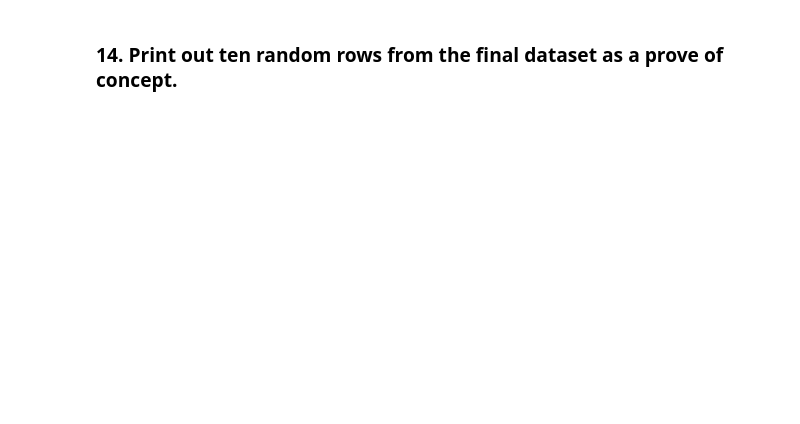
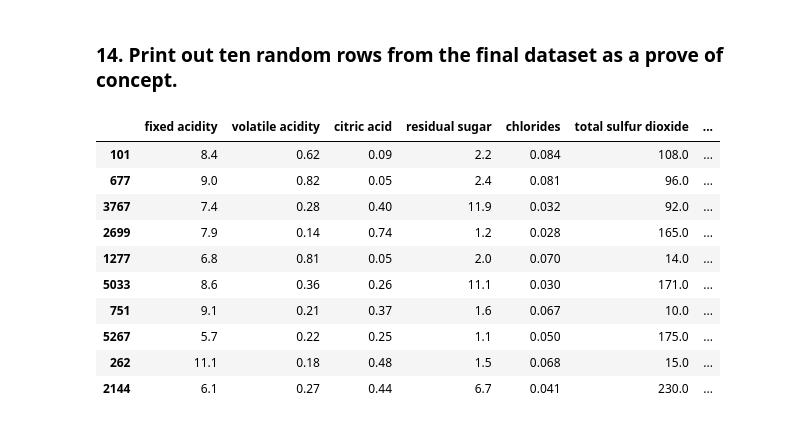
Before and after one commit to AlberteVallentin/Dat-BI-Gruppe7, a Jupyter notebook: MP2/Data_Exploration_Visualization/Wine_Quality_MP2.ipynb, the cells around one changed output. Cells and saved outputs as stored; diff of their text form; code cells hidden in the pictures; blank space fills up the shorter version.

```diff
--- a/MP2/Data_Exploration_Visualization/Wine_Quality_MP2.ipynb
+++ b/MP2/Data_Exploration_Visualization/Wine_Quality_MP2.ipynb
@@ -1423,2 +1580,16 @@ The boxplots demonstrate that removing outliers results in a more precise and ea
 # %% [markdown]
 ### 14. Print out ten random rows from the final dataset as a prove of concept.
+# %%
+df_final.sample(10)
+# %% [output]
+|  | fixed acidity | volatile acidity | citric acid | residual sugar | chlorides | total sulfur dioxide | ... |
+| 101 | 8.4 | 0.62 | 0.09 | 2.2 | 0.084 | 108.0 | ... |
+| 677 | 9.0 | 0.82 | 0.05 | 2.4 | 0.081 | 96.0 | ... |
+| 3767 | 7.4 | 0.28 | 0.40 | 11.9 | 0.032 | 92.0 | ... |
+| 2699 | 7.9 | 0.14 | 0.74 | 1.2 | 0.028 | 165.0 | ... |
+| 1277 | 6.8 | 0.81 | 0.05 | 2.0 | 0.070 | 14.0 | ... |
+| 5033 | 8.6 | 0.36 | 0.26 | 11.1 | 0.030 | 171.0 | ... |
+| 751 | 9.1 | 0.21 | 0.37 | 1.6 | 0.067 | 10.0 | ... |
+| 5267 | 5.7 | 0.22 | 0.25 | 1.1 | 0.050 | 175.0 | ... |
+| 262 | 11.1 | 0.18 | 0.48 | 1.5 | 0.068 | 15.0 | ... |
+| 2144 | 6.1 | 0.27 | 0.44 | 6.7 | 0.041 | 230.0 | ... |
```
Also changed, not shown: parts of 15 cells of this notebook.
